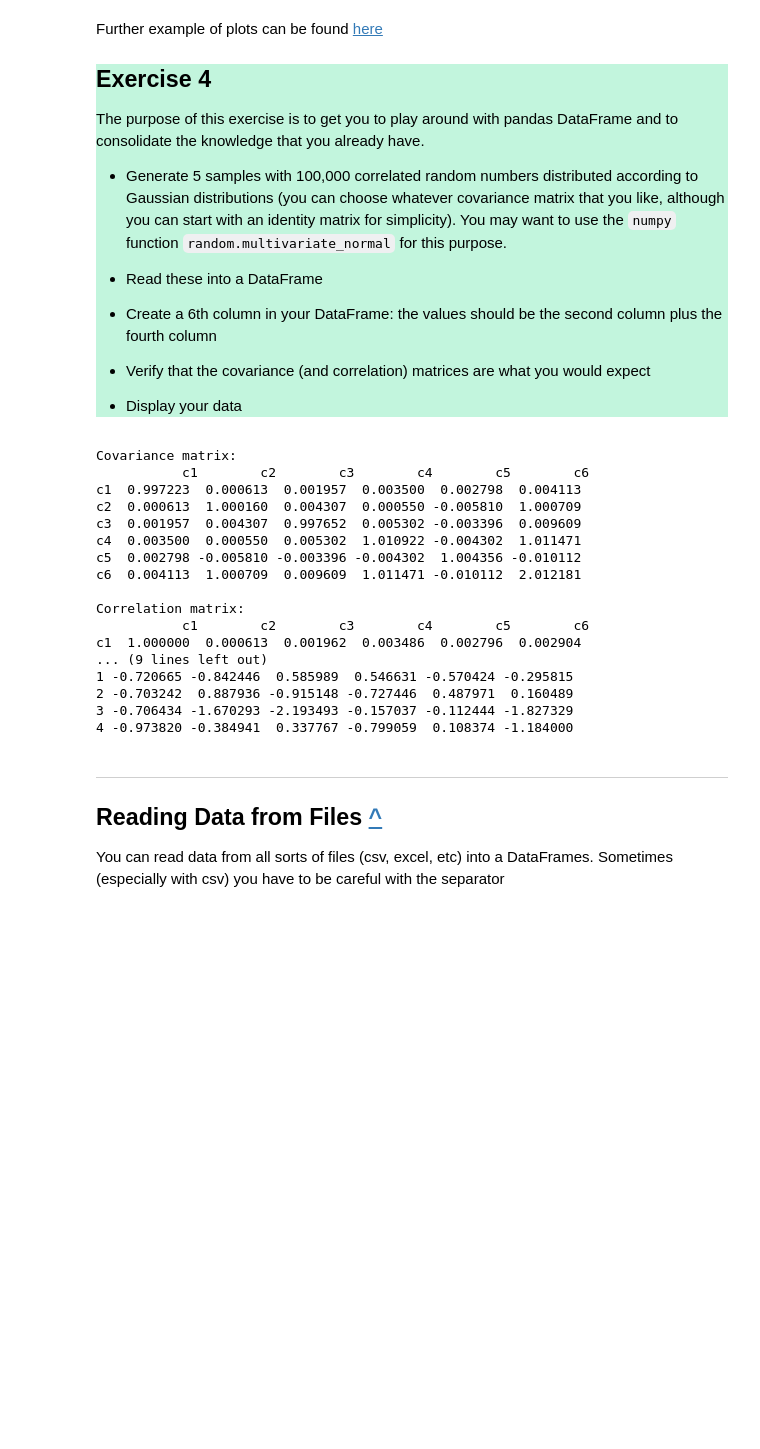
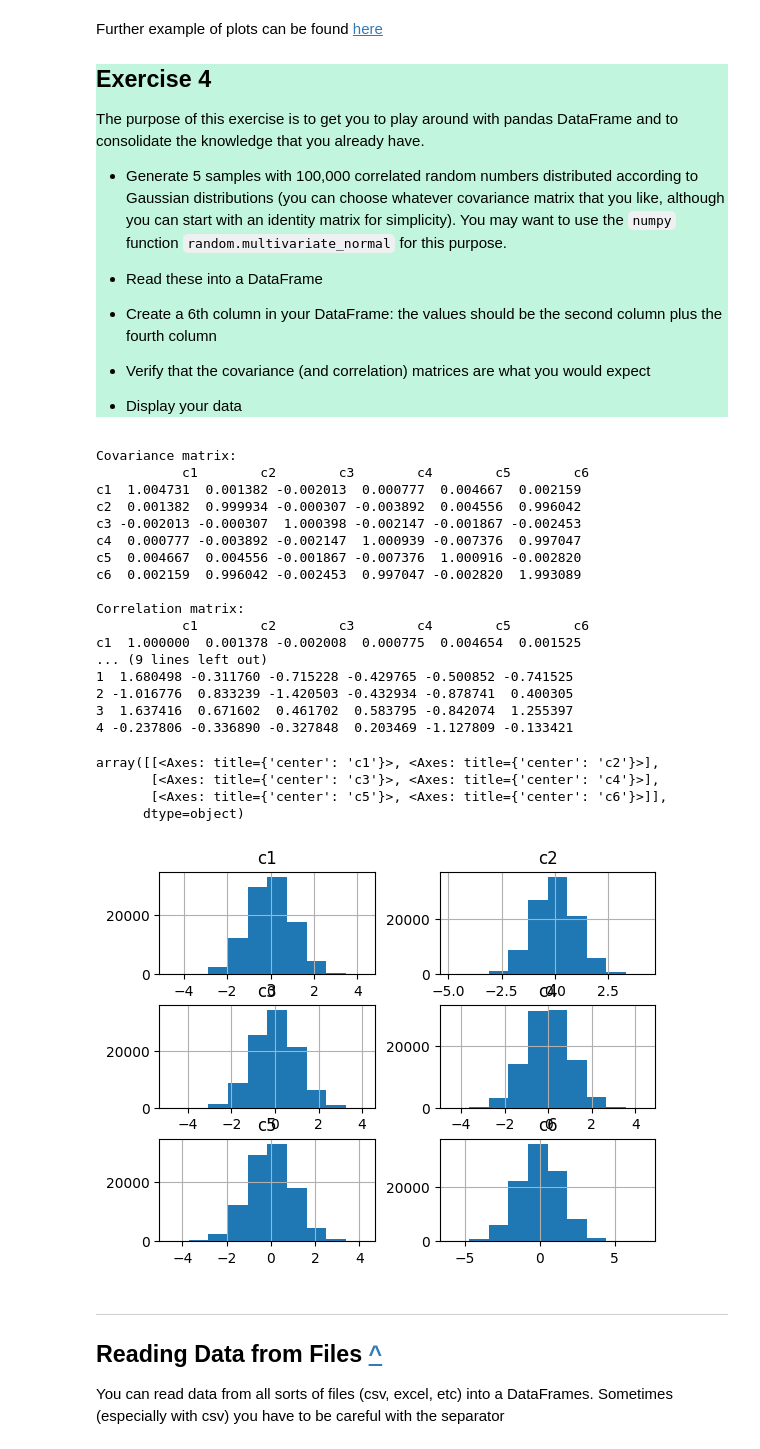
Before and after one commit to nakulpandit/QM_ML_DL_Lab, a Jupyter notebook: Week 2/Week_2_2025_basics_pandas.ipynb, the cells around one changed output. Drawn from its saved outputs; the diff is of its cells as text; code cells hidden in the pictures; blank space fills up the shorter version.

```diff
--- a/Week 2/Week_2_2025_basics_pandas.ipynb
+++ b/Week 2/Week_2_2025_basics_pandas.ipynb
@@ -1075,42 +1073,50 @@ The purpose of this exercise is to get you to play around with pandas DataFrame
 # %%
 #1: Generate 100,000 samples of 5 correlated Gaussian variables
 mean = np.zeros(5)
 cov = np.eye(5)  # Identity matrix for simplicity (no correlation)
 samples = np.random.multivariate_normal(mean, cov, size=100_000)
 
 # Step 2: Read into a DataFrame
 df = pd.DataFrame(samples, columns=['c1', 'c2', 'c3', 'c4', 'c5'])
 
 # Step 3: Create a 6th column: c2 + c4
 df['c6'] = df['c2'] + df['c4']
 
 # Step 4: Verify covariance and correlation matrices
 cov_matrix = df.cov()
 corr_matrix = df.corr()
 
 print("Covariance matrix:\n", cov_matrix)
 print("\nCorrelation matrix:\n", corr_matrix)
 
 # Step 5: Display the first few rows of data
 print("\nSample data:\n", df.head())
+
+# Step 6: Plot scatter matrix
+df.hist(column=["c1", "c2", "c3", "c4", "c5", "c6"])
 # %% [output]
 Covariance matrix:
            c1        c2        c3        c4        c5        c6
-c1  0.997223  0.000613  0.001957  0.003500  0.002798  0.004113
-c2  0.000613  1.000160  0.004307  0.000550 -0.005810  1.000709
-c3  0.001957  0.004307  0.997652  0.005302 -0.003396  0.009609
-c4  0.003500  0.000550  0.005302  1.010922 -0.004302  1.011471
-c5  0.002798 -0.005810 -0.003396 -0.004302  1.004356 -0.010112
-c6  0.004113  1.000709  0.009609  1.011471 -0.010112  2.012181
+c1  1.004731  0.001382 -0.002013  0.000777  0.004667  0.002159
+c2  0.001382  0.999934 -0.000307 -0.003892  0.004556  0.996042
+c3 -0.002013 -0.000307  1.000398 -0.002147 -0.001867 -0.002453
+c4  0.000777 -0.003892 -0.002147  1.000939 -0.007376  0.997047
+c5  0.004667  0.004556 -0.001867 -0.007376  1.000916 -0.002820
+c6  0.002159  0.996042 -0.002453  0.997047 -0.002820  1.993089
 
 Correlation matrix:
            c1        c2        c3        c4        c5        c6
-c1  1.000000  0.000613  0.001962  0.003486  0.002796  0.002904
+c1  1.000000  0.001378 -0.002008  0.000775  0.004654  0.001525
 ... (9 lines left out)
-1 -0.720665 -0.842446  0.585989  0.546631 -0.570424 -0.295815
-2 -0.703242  0.887936 -0.915148 -0.727446  0.487971  0.160489
-3 -0.706434 -1.670293 -2.193493 -0.157037 -0.112444 -1.827329
-4 -0.973820 -0.384941  0.337767 -0.799059  0.108374 -1.184000
+1  1.680498 -0.311760 -0.715228 -0.429765 -0.500852 -0.741525
+2 -1.016776  0.833239 -1.420503 -0.432934 -0.878741  0.400305
+3  1.637416  0.671602  0.461702  0.583795 -0.842074  1.255397
+4 -0.237806 -0.336890 -0.327848  0.203469 -1.127809 -0.133421
+array([[<Axes: title={'center': 'c1'}>, <Axes: title={'center': 'c2'}>],
+       [<Axes: title={'center': 'c3'}>, <Axes: title={'center': 'c4'}>],
+       [<Axes: title={'center': 'c5'}>, <Axes: title={'center': 'c6'}>]],
+      dtype=object)
+[figure, added]
 # %% [markdown]
 <hr style="border:2px solid gray">
 
```
Also changed, not shown: parts of 19 cells of this notebook, 1 other file.
